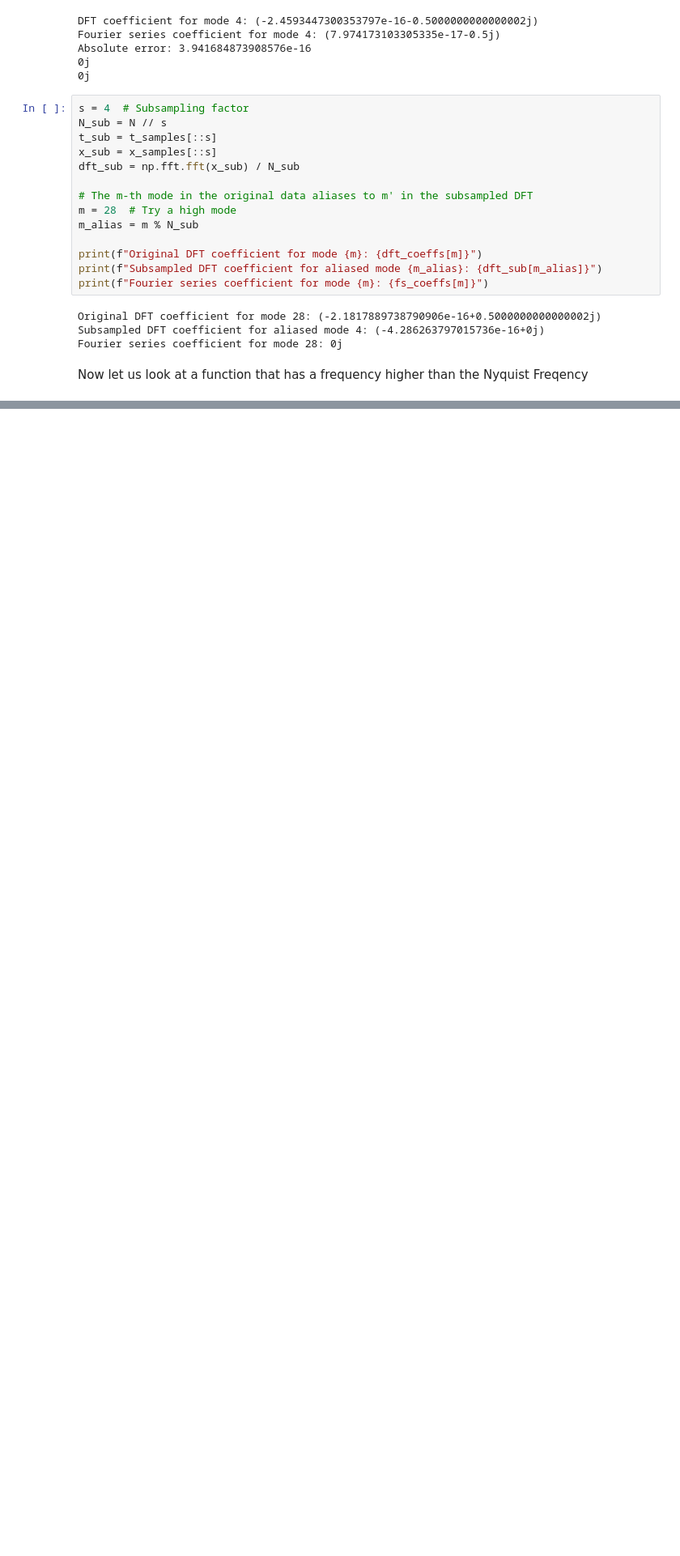
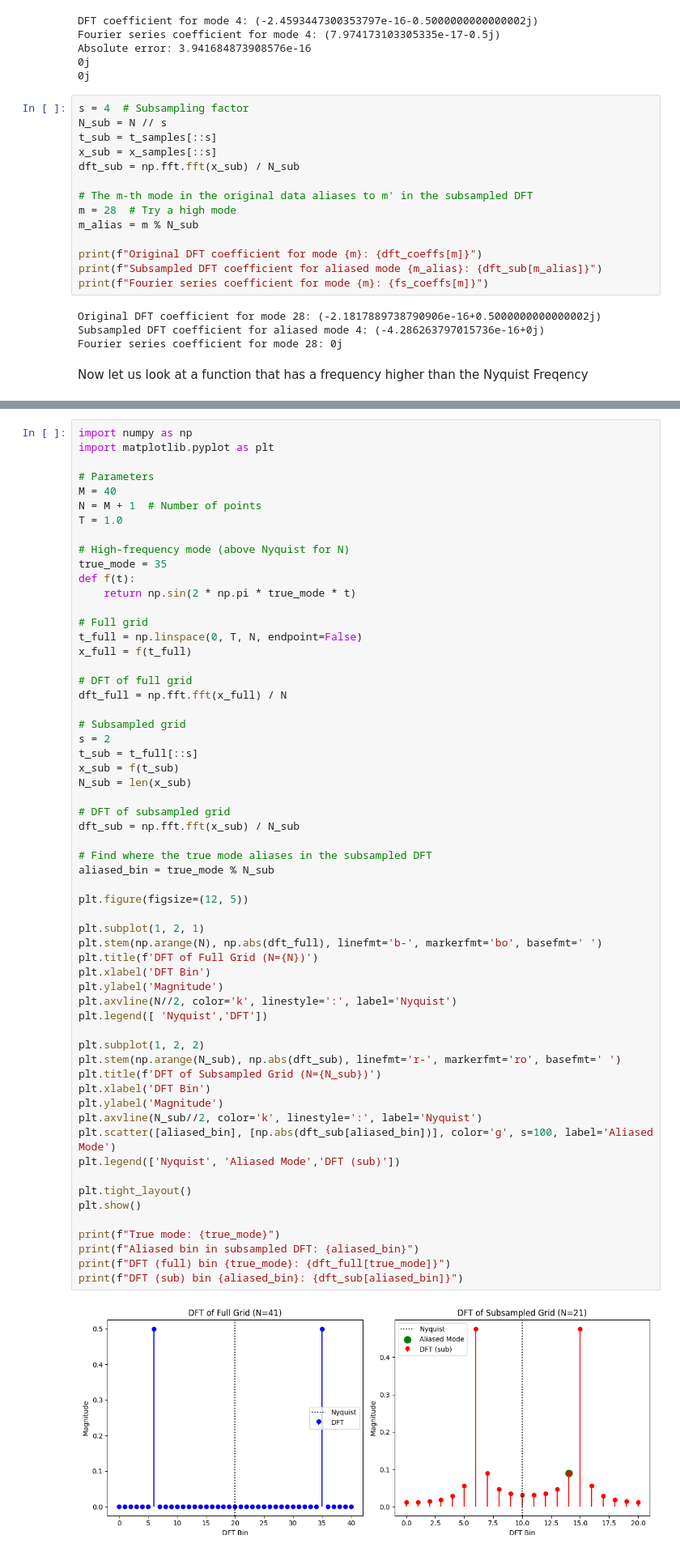
Before and after one commit to jackkrebsbach/wendy.R, a Jupyter notebook: exploration/test_functions.ipynb, the cells around one changed output, grey strips where cells are left out. Shown at 81% size. Cells and saved outputs as stored; diff of their text form; blank space fills up the shorter version.

```diff
--- a/exploration/test_functions.ipynb
+++ b/exploration/test_functions.ipynb
@@ -400,0 +402,61 @@ plt.show()
+# %%
+import numpy as np
+import matplotlib.pyplot as plt
+
+# Parameters
+M = 40
+N = M + 1  # Number of points
+T = 1.0
+
+# High-frequency mode (above Nyquist for N)
+true_mode = 35
+def f(t):
+    return np.sin(2 * np.pi * true_mode * t)
+
+# Full grid
+t_full = np.linspace(0, T, N, endpoint=False)
+x_full = f(t_full)
+
+# DFT of full grid
+dft_full = np.fft.fft(x_full) / N
+
+# Subsampled grid
+s = 2
+t_sub = t_full[::s]
+x_sub = f(t_sub)
+N_sub = len(x_sub)
+
+# DFT of subsampled grid
+dft_sub = np.fft.fft(x_sub) / N_sub
+
+# Find where the true mode aliases in the subsampled DFT
+aliased_bin = true_mode % N_sub
+
+plt.figure(figsize=(12, 5))
+
+plt.subplot(1, 2, 1)
+plt.stem(np.arange(N), np.abs(dft_full), linefmt='b-', markerfmt='bo', basefmt=' ')
+plt.title(f'DFT of Full Grid (N={N})')
+plt.xlabel('DFT Bin')
+plt.ylabel('Magnitude')
+plt.axvline(N//2, color='k', linestyle=':', label='Nyquist')
+plt.legend([ 'Nyquist','DFT'])
+
+plt.subplot(1, 2, 2)
+plt.stem(np.arange(N_sub), np.abs(dft_sub), linefmt='r-', markerfmt='ro', basefmt=' ')
+plt.title(f'DFT of Subsampled Grid (N={N_sub})')
+plt.xlabel('DFT Bin')
+plt.ylabel('Magnitude')
+plt.axvline(N_sub//2, color='k', linestyle=':', label='Nyquist')
+plt.scatter([aliased_bin], [np.abs(dft_sub[aliased_bin])], color='g', s=100, label='Aliased Mode')
+plt.legend(['Nyquist', 'Aliased Mode','DFT (sub)'])
+
+plt.tight_layout()
+plt.show()
+
+print(f"True mode: {true_mode}")
+print(f"Aliased bin in subsampled DFT: {aliased_bin}")
+print(f"DFT (full) bin {true_mode}: {dft_full[true_mode]}")
+print(f"DFT (sub) bin {aliased_bin}: {dft_sub[aliased_bin]}")
+# %% [output]
+[figure, added]
```
Also changed, not shown: parts of 5 cells of this notebook, 3 other files.
